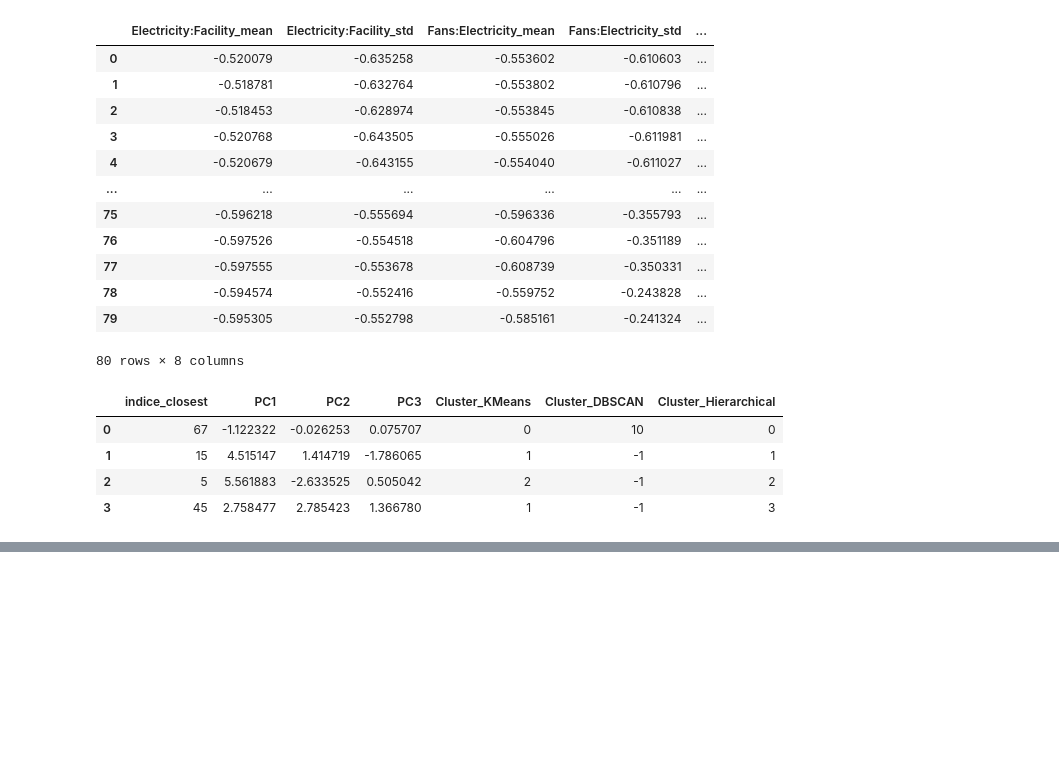
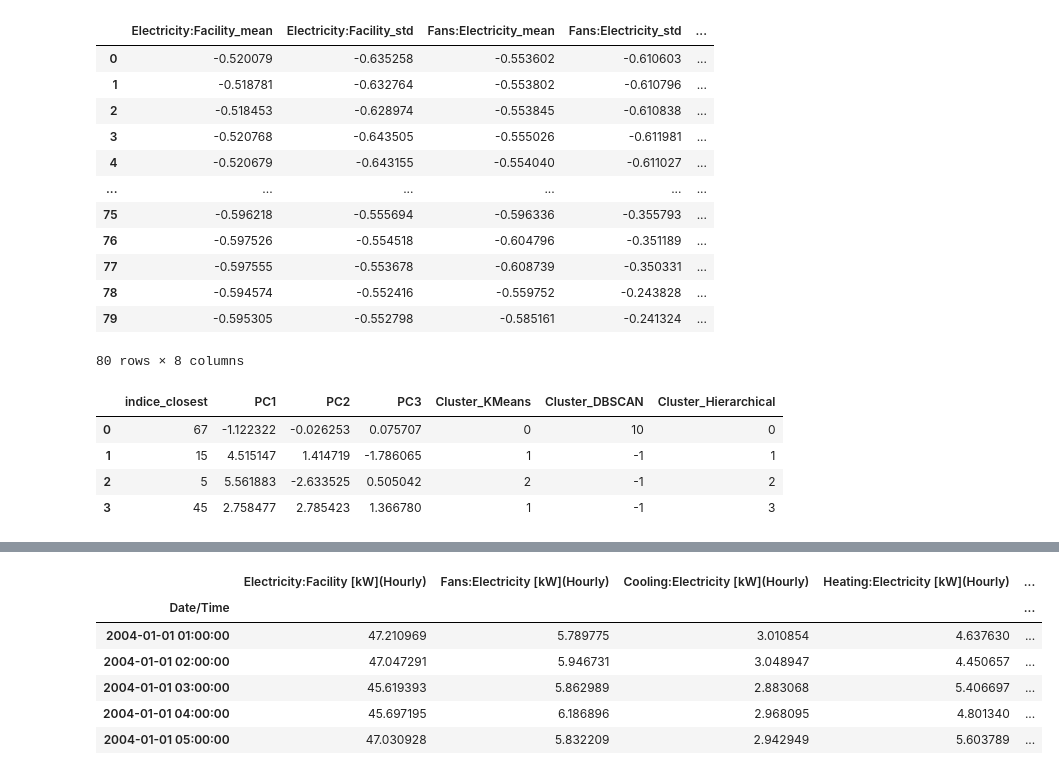
Before and after one commit to kesant/energy_consumption, a Jupyter notebook: notebooks/analsis_clusters.ipynb, the cells around one changed output, grey strips where cells are left out. Saved outputs shown, nothing was run; the diff lists cells and outputs as text; code cells hidden in the pictures; blank space fills up the shorter version.

```diff
--- a/notebooks/analsis_clusters.ipynb
+++ b/notebooks/analsis_clusters.ipynb
@@ -137,8 +155,23 @@ clustered_dfs = {cluster: [] for cluster in clusters}
 for i, df in enumerate(dfs):
     cluster = data_clustered.loc[i, 'Cluster_Hierarchical']
     clustered_dfs[cluster].append(df)
+# %%
+def calcular_series_promedio(dataframe):
+    # Asegurarte de que la columna 'Date/Time' esté en formato datetime
+    dataframe['Date/Time'] = pd.to_datetime(dataframe['Date/Time'])
+
+    # Establecer la columna 'Date/Time' como índice
+    dataframe.set_index('Date/Time', inplace=True)
+
+    # Resamplear por hora y calcular el promedio
+    dataframe_combinado = dataframe.iloc[:,:-1].resample('h').mean()
+    return dataframe_combinado
 # %%
 combined_df_cluster_0 = pd.concat(clustered_dfs[0], axis=0, ignore_index=True)
+combined_df_cluster_0=calcular_series_promedio(combined_df_cluster_0)
 combined_df_cluster_1 = pd.concat(clustered_dfs[1], axis=0, ignore_index=True)
+combined_df_cluster_1=calcular_series_promedio(combined_df_cluster_1)
 combined_df_cluster_2 = pd.concat(clustered_dfs[2], axis=0, ignore_index=True)
+combined_df_cluster_2=calcular_series_promedio(combined_df_cluster_2)
 combined_df_cluster_3 = pd.concat(clustered_dfs[3], axis=0, ignore_index=True)
+combined_df_cluster_3=calcular_series_promedio(combined_df_cluster_3)
@@ -160,0 +178,10 @@ combined_df
+# %%
+combined_df_cluster_0.head()
+# %% [output]
+|  | Electricity:Facility [kW](Hourly) | Fans:Electricity [kW](Hourly) | Cooling:Electricity [kW](Hourly) | Heating:Electricity [kW](Hourly) | ... |
+| Date/Time |  |  |  |  | ... |
+| 2004-01-01 01:00:00 | 47.210969 | 5.789775 | 3.010854 | 4.637630 | ... |
+| 2004-01-01 02:00:00 | 47.047291 | 5.946731 | 3.048947 | 4.450657 | ... |
+| 2004-01-01 03:00:00 | 45.619393 | 5.862989 | 2.883068 | 5.406697 | ... |
+| 2004-01-01 04:00:00 | 45.697195 | 6.186896 | 2.968095 | 4.801340 | ... |
+| 2004-01-01 05:00:00 | 47.030928 | 5.832209 | 2.942949 | 5.603789 | ... |
```
Also changed, not shown: parts of 7 cells of this notebook, 8 other files.
